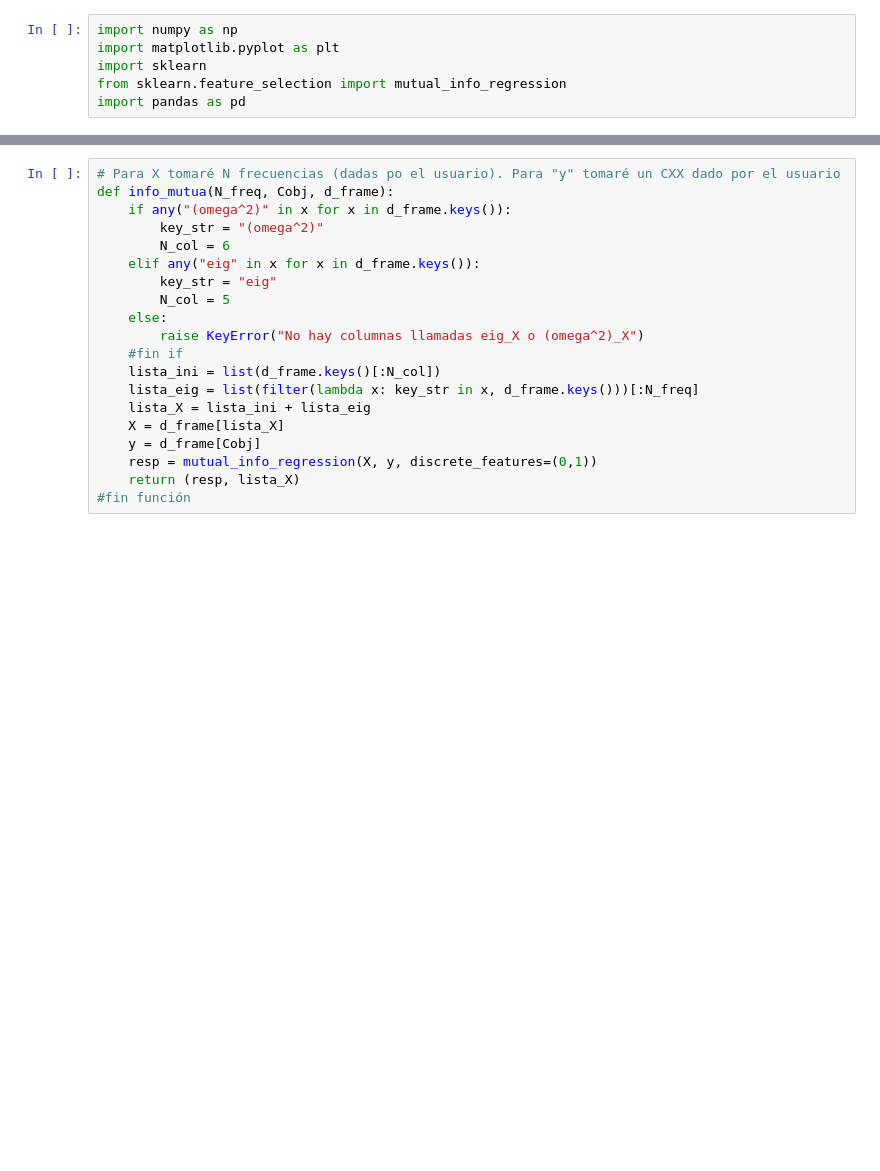
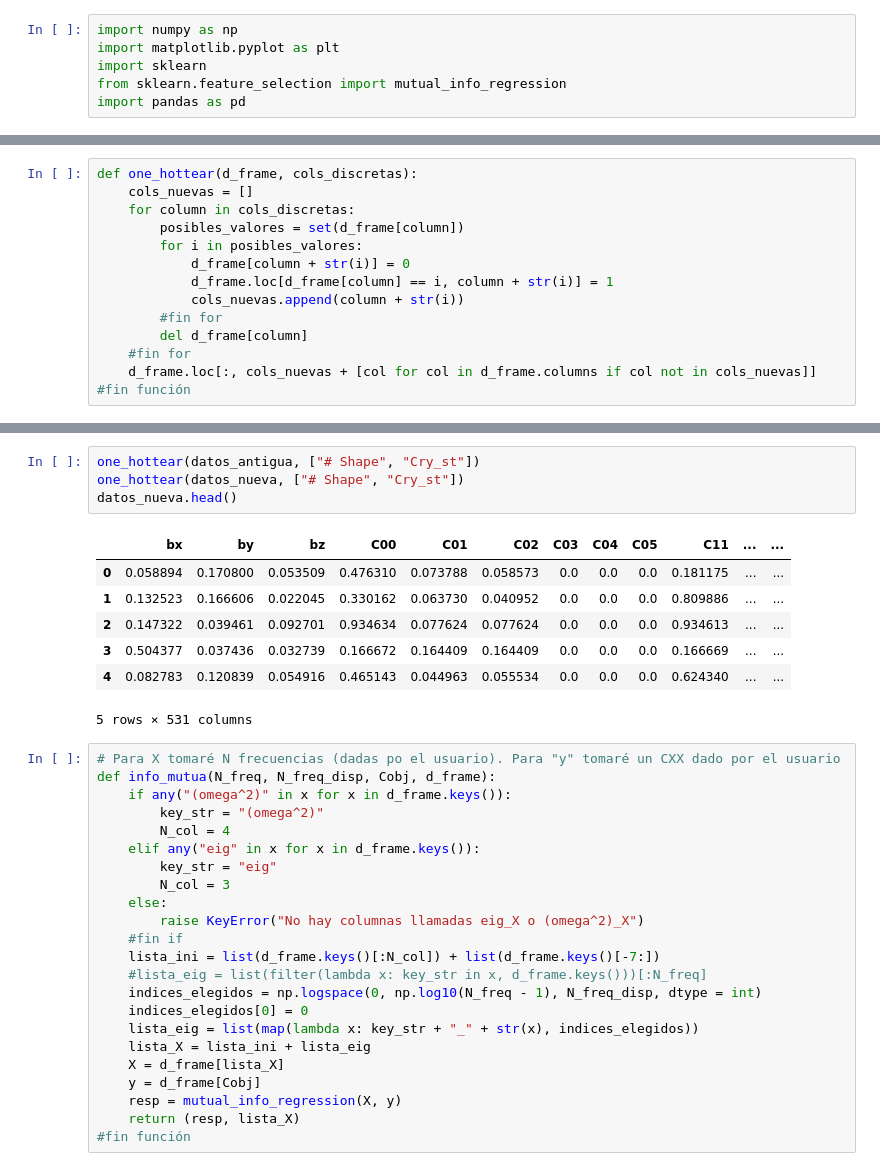
Before and after one commit to jacubillos10/RUSpectroscopy_Tools, a Jupyter notebook: output_data/mutual_info.ipynb, the cells around one changed output, grey strips where cells are left out. Saved outputs shown, nothing was run; the diff lists cells and outputs as text; blank space fills up the shorter version.

```diff
--- a/output_data/mutual_info.ipynb
+++ b/output_data/mutual_info.ipynb
@@ -15,5 +27,19 @@ def normalizar(d_frame):
     #fin for
 #fin función
+# %%
+def one_hottear(d_frame, cols_discretas):
+    cols_nuevas = []
+    for column in cols_discretas:
+        posibles_valores = set(d_frame[column])
+        for i in posibles_valores:
+            d_frame[column + str(i)] = 0
+            d_frame.loc[d_frame[column] == i, column + str(i)] = 1
+            cols_nuevas.append(column + str(i))
+        #fin for
+        del d_frame[column]
+    #fin for
+    d_frame.loc[:, cols_nuevas + [col for col in d_frame.columns if col not in cols_nuevas]]
+#fin función
 # %%
 normalizar(datos_antigua)
 normalizar(datos_nueva)
@@ -29,21 +55,36 @@ datos_nueva.head()
+# %%
+one_hottear(datos_antigua, ["# Shape", "Cry_st"])
+one_hottear(datos_nueva, ["# Shape", "Cry_st"])
+datos_nueva.head()
+# %% [output]
+|  | bx | by | bz | C00 | C01 | C02 | C03 | C04 | C05 | C11 | ... | ... |
+| 0 | 0.058894 | 0.170800 | 0.053509 | 0.476310 | 0.073788 | 0.058573 | 0.0 | 0.0 | 0.0 | 0.181175 | ... | ... |
+| 1 | 0.132523 | 0.166606 | 0.022045 | 0.330162 | 0.063730 | 0.040952 | 0.0 | 0.0 | 0.0 | 0.809886 | ... | ... |
+| 2 | 0.147322 | 0.039461 | 0.092701 | 0.934634 | 0.077624 | 0.077624 | 0.0 | 0.0 | 0.0 | 0.934613 | ... | ... |
+| 3 | 0.504377 | 0.037436 | 0.032739 | 0.166672 | 0.164409 | 0.164409 | 0.0 | 0.0 | 0.0 | 0.166669 | ... | ... |
+| 4 | 0.082783 | 0.120839 | 0.054916 | 0.465143 | 0.044963 | 0.055534 | 0.0 | 0.0 | 0.0 | 0.624340 | ... | ... |
+5 rows × 531 columns
 # %%
 # Para X tomaré N frecuencias (dadas po el usuario). Para "y" tomaré un CXX dado por el usuario
-def info_mutua(N_freq, Cobj, d_frame):
+def info_mutua(N_freq, N_freq_disp, Cobj, d_frame):
     if any("(omega^2)" in x for x in d_frame.keys()):
         key_str = "(omega^2)"
-        N_col = 6
+        N_col = 4
     elif any("eig" in x for x in d_frame.keys()):
         key_str = "eig"
-        N_col = 5
+        N_col = 3
     else:
         raise KeyError("No hay columnas llamadas eig_X o (omega^2)_X")
     #fin if
-    lista_ini = list(d_frame.keys()[:N_col])
-    lista_eig = list(filter(lambda x: key_str in x, d_frame.keys()))[:N_freq]
+    lista_ini = list(d_frame.keys()[:N_col]) + list(d_frame.keys()[-7:])
+    #lista_eig = list(filter(lambda x: key_str in x, d_frame.keys()))[:N_freq]
+    indices_elegidos = np.logspace(0, np.log10(N_freq - 1), N_freq_disp, dtype = int)
+    indices_elegidos[0] = 0
+    lista_eig = list(map(lambda x: key_str + "_" + str(x), indices_elegidos))
     lista_X = lista_ini + lista_eig
     X = d_frame[lista_X]
     y = d_frame[Cobj]
-    resp = mutual_info_regression(X, y, discrete_features=(0,1))
+    resp = mutual_info_regression(X, y)
     return (resp, lista_X)
 #fin función
 # %%
```
Also changed, not shown: parts of 7 cells of this notebook.
